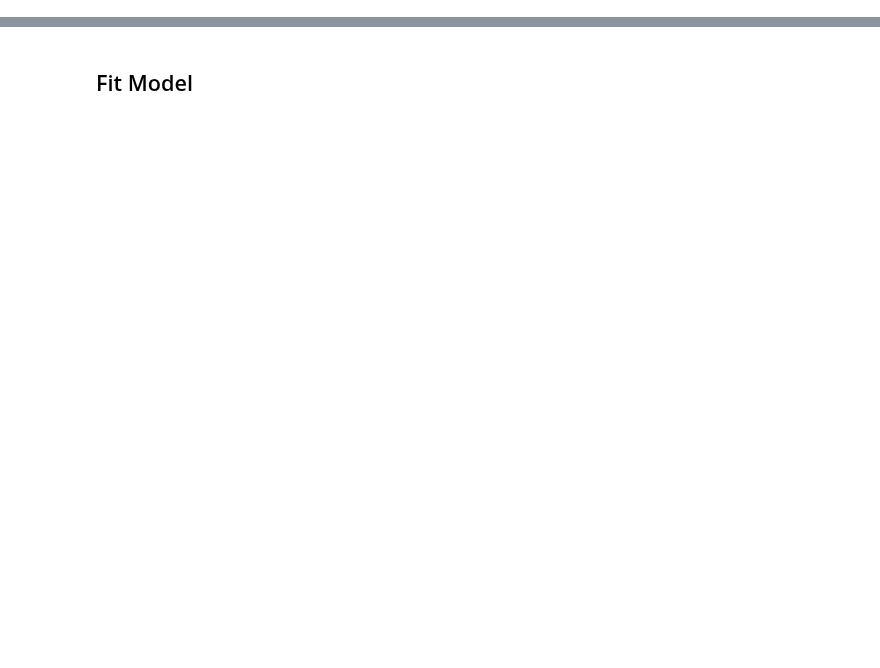
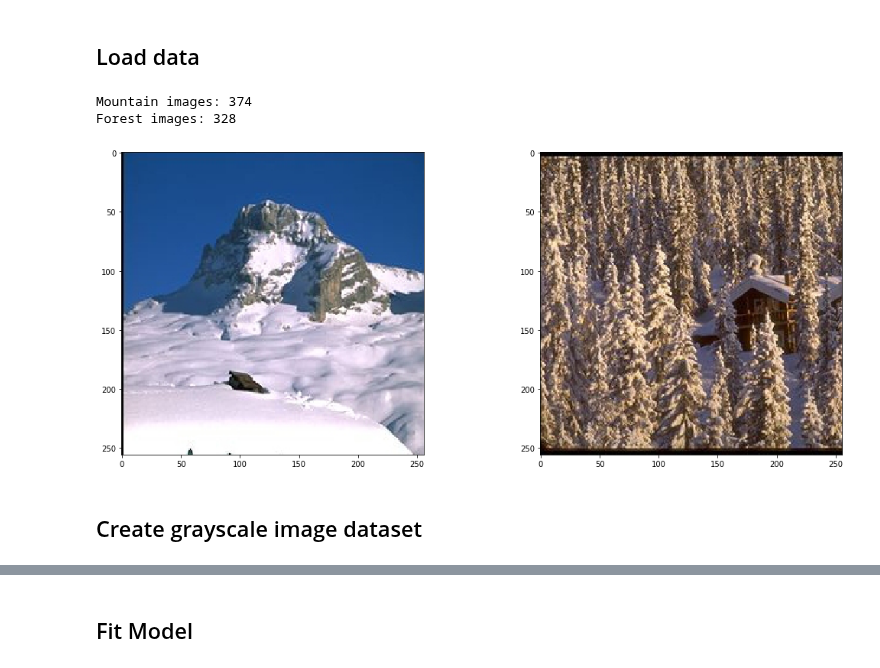
Before and after one commit to bloominstituteoftechnology/DS-Unit-4-Sprint-3-Deep-Learning, a Jupyter notebook: module2-convolutional-neural-networks/LS_DS_432_Convolution_Neural_Networks_Assignment.ipynb, the cells around one changed output, grey strips where cells are left out. Drawn from its saved outputs; the diff is of its cells as text; code cells hidden in the pictures; blank space fills up the shorter version.

```diff
--- a/module2-convolutional-neural-networks/LS_DS_432_Convolution_Neural_Networks_Assignment.ipynb
+++ b/module2-convolutional-neural-networks/LS_DS_432_Convolution_Neural_Networks_Assignment.ipynb
@@ -72,0 +91,24 @@ Check out out [`skimage`](https://scikit-image.org/) for useful functions relate
+# %% [markdown]
+## Load data
+# %%
+mountains = io.imread_collection('./data/mountain/*')
+forests = io.imread_collection('./data/forest/*')
+# %%
+print('Mountain images:', len(mountains))
+print('Forest images:', len(forests))
+# %% [output]
+Mountain images: 374
+Forest images: 328
+# %%
+# Preview full color images.
+fig = plt.figure(figsize=(18, 16))
+
+plt.subplot(2, 2, 1)
+plt.imshow(mountains[0]);
+
+plt.subplot(2, 2, 2)
+plt.imshow(forests[0]);
+# %% [output]
+[figure, added]
+# %% [markdown]
+## Create grayscale image dataset
```
Also changed, not shown: parts of 35 cells of this notebook.
